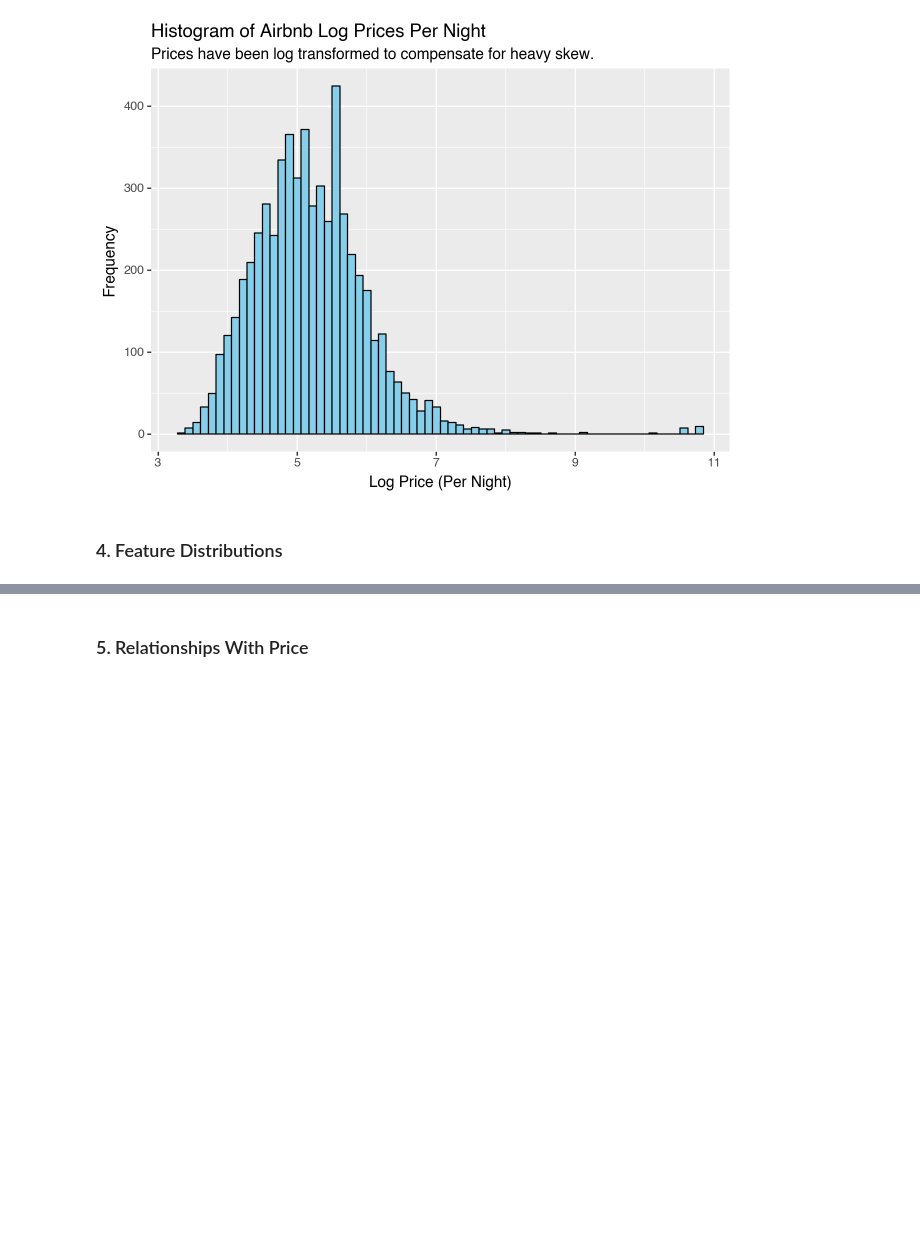
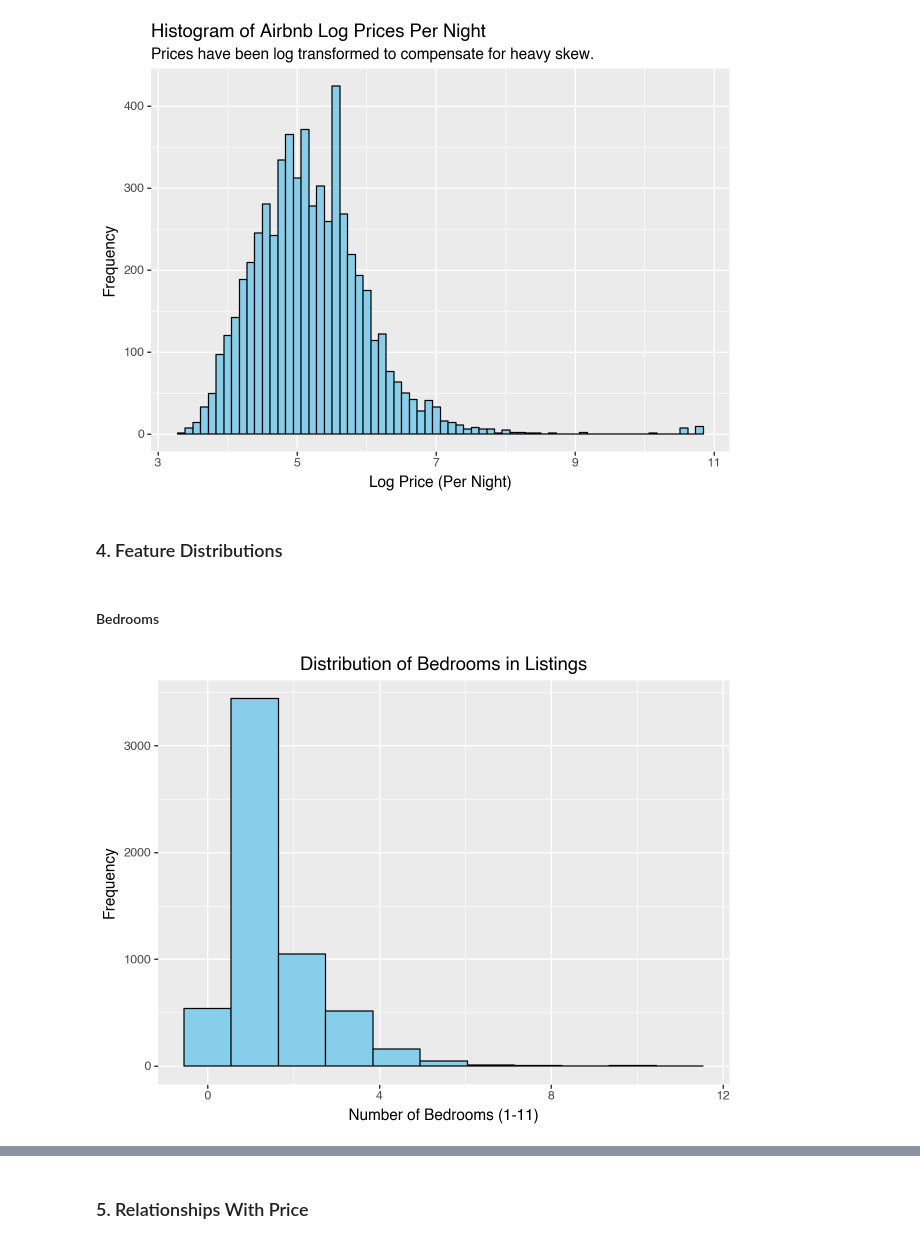
Before and after one commit to matteosaisi/airbnb-pricing-optimization, a Jupyter notebook: notebooks/01_data_exploration.ipynb, the cells around one changed output, grey strips where cells are left out. Drawn from its saved outputs; the diff is of its cells as text; code cells hidden in the pictures; blank space fills up the shorter version.

```diff
--- a/notebooks/01_data_exploration.ipynb
+++ b/notebooks/01_data_exploration.ipynb
@@ -88,5 +100,19 @@ df["log_price"] = np.log(df["price"])
 [figure]
 # %% [markdown]
 ### 4. Feature Distributions
+# %% [markdown]
+#### Bedrooms
 # %%
-# create feature distributions
+(
+    ggplot(df, mapping = aes(x = "bedrooms")) +
+    geom_histogram(bins = 11,
+                   fill = "skyblue",
+                   color = "black") +
+    labs(
+        title = "Distribution of Bedrooms in Listings",
+        x = "Number of Bedrooms (1-11)",
+        y = "Frequency"
+    )
+)
+# %% [output]
+[figure, added]
```
Also changed, not shown: parts of 26 cells of this notebook.
